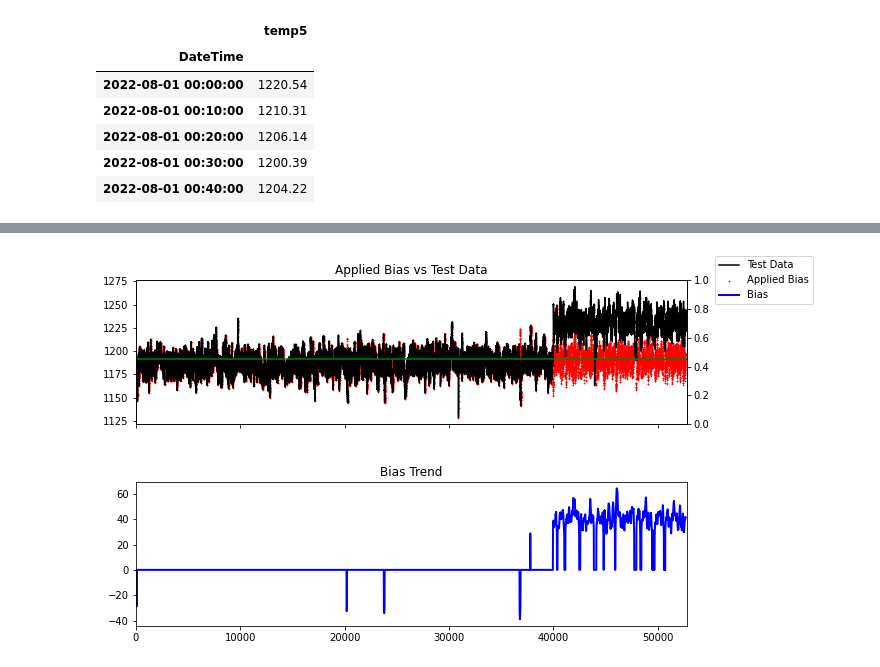
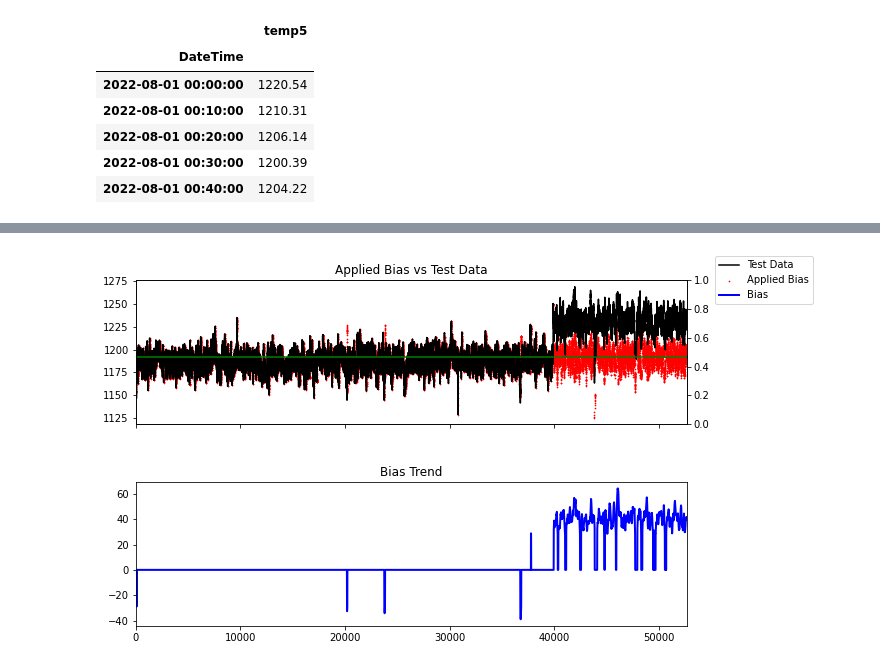
Before and after one commit to Kyuhan1230/univariate-fault-detection, a Jupyter notebook: example/example-bias.ipynb, the cells around one changed output, grey strips where cells are left out. Drawn from its saved outputs; the diff is of its cells as text; code cells hidden in the pictures.

```diff
--- a/example/example-bias.ipynb
+++ b/example/example-bias.ipynb
@@ -72,7 +72,7 @@ bias = 0  # 초기 편향 값
 # 트래킹 사이즈부터 테스트 데이터의 끝까지 반복
 for i in range(tracking_size, len(test_data)):
     # 현재 인덱스를 기준으로 트래킹 사이즈만큼 이전의 테스트 데이터를 슬라이싱합니다.
-    test_ = test_data[test_tag_list].values[i-tracking_size: i, :]
+    test_ = test_data[test_tag_list].values[i - tracking_size +1 : i + 1, :].ravel()  # make 1d array
     # 참조 데이터를 생성합니다. 여기서는 평균값으로 구성된 리스트를 사용합니다.
     ref_ = [average for _ in range(len(test_))]
     # 현재 인덱스의 원래 값을 저장합니다.
@@ -88,26 +88,26 @@ for i in range(tracking_size, len(test_data)):
 # %%
 # 시각화
 import matplotlib.pyplot as plt
-test_data_list = list(test_data[test_tag_list].values.flatten())
+test_data_list = list(test_data[test_tag_list].values[tracking_size:].flatten())
 applied_biases = [t - bias for t, bias in zip(test_data_list, biases)]
 
 fig, ax = plt.subplots(2,1, figsize=(9, 6), sharex=True)
 ax1, ax2 = ax[0], ax[1]
 ax12 = ax1.twinx()
 
 ax1.plot(test_data_list, c='k', label='Test Data')
 ax1.scatter(x=np.arange(len(applied_biases)), y=applied_biases,
             s=0.5, c='r', marker='x',
             label='Applied Bias')
 ax1.axhline(y=average, c='g')
 ax1.set_xlim(0, len(test_data_list))
 ax1.set_title("Applied Bias vs Test Data")
 
 ax2.plot(biases, c='b', label='Bias', linewidth=2)
 ax2.set_title("Bias Trend")
 
 fig.legend(loc='center', bbox_to_anchor=(1.07, 0.9))  # Set the legend location
 fig.subplots_adjust(top=0.9, bottom=0.1, left=0.1, right=0.95, hspace=0.4)
 plt.show();
 # %% [output]
-[figure, old version]
+[figure, new version]
```
Also changed, not shown: parts of 1 cell of this notebook, 5 other files.
